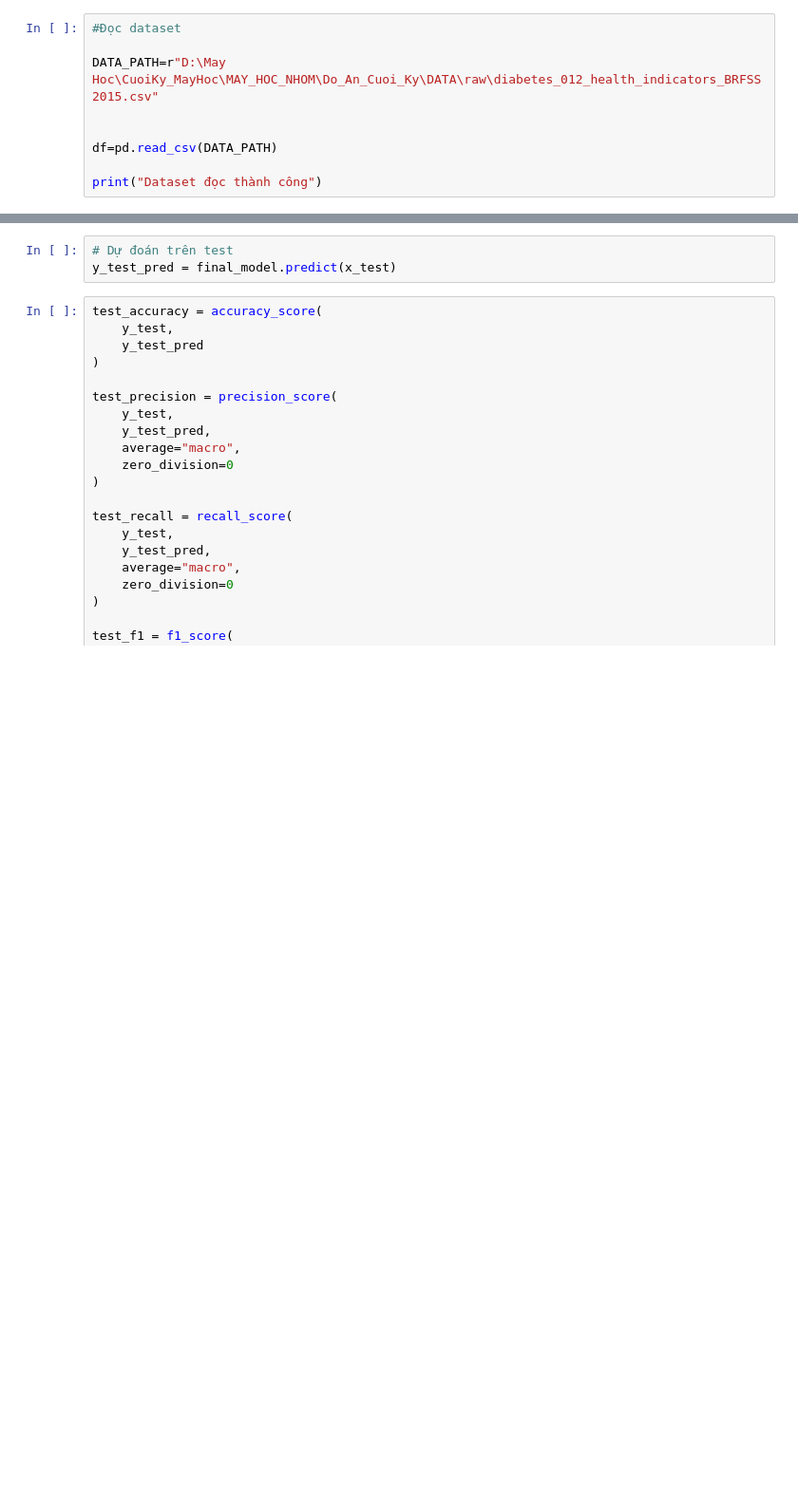
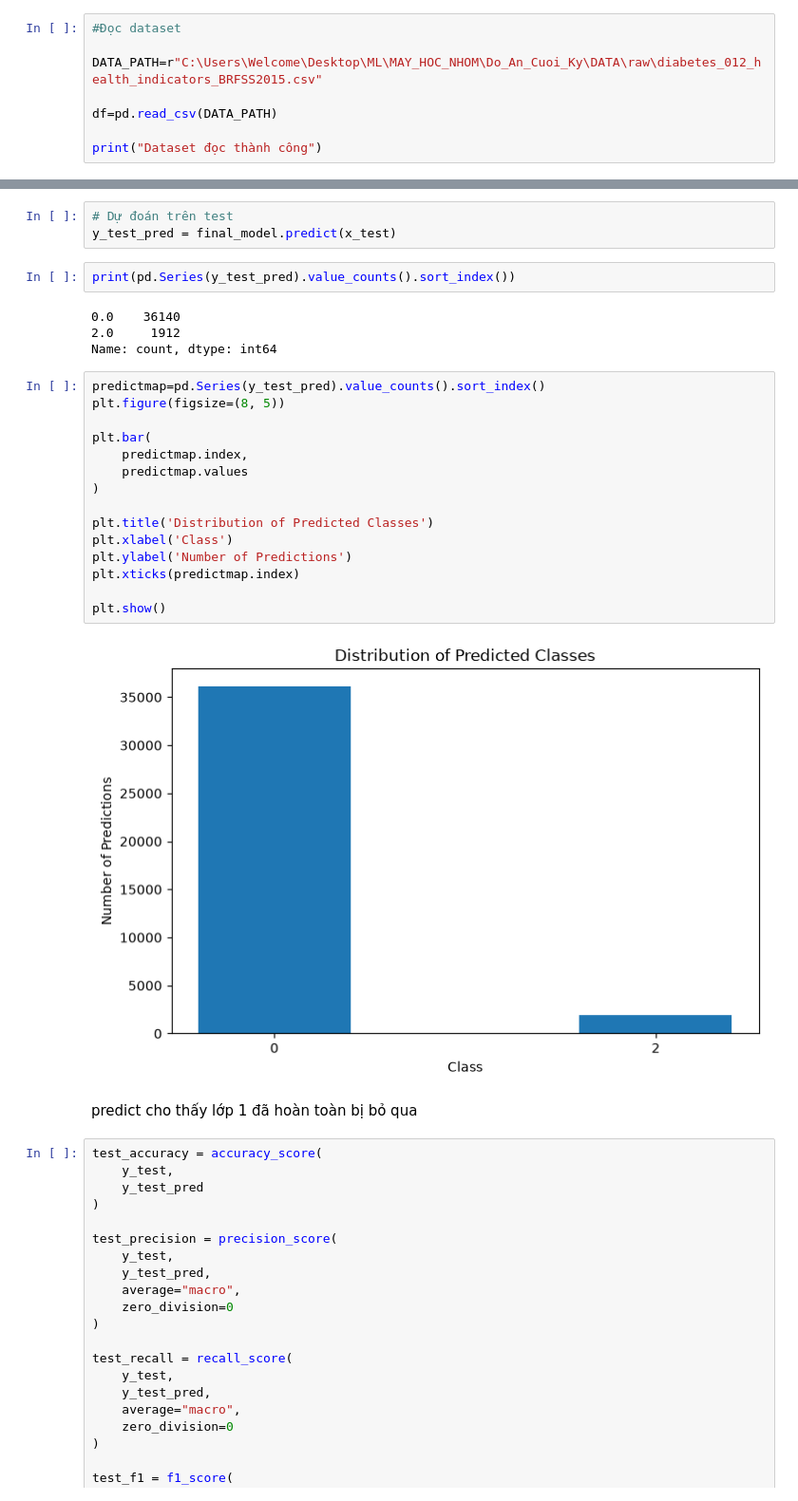
Before and after one commit to codertapta/MAY_HOC_NHOM, a Jupyter notebook: Do_An_Cuoi_Ky/notebooks/Random_forest/random_forest.ipynb, the cells around one changed output, grey strips where cells are left out. Shown at 95% size. Saved outputs shown, nothing was run; the diff lists cells and outputs as text; blank space fills up the shorter version.

```diff
--- a/Do_An_Cuoi_Ky/notebooks/Random_forest/random_forest.ipynb
+++ b/Do_An_Cuoi_Ky/notebooks/Random_forest/random_forest.ipynb
@@ -19,8 +19,7 @@ Thư viện cài đặt thành công
 # %%
 #Đọc dataset
 
-DATA_PATH=r"D:\May Hoc\CuoiKy_MayHoc\MAY_HOC_NHOM\Do_An_Cuoi_Ky\DATA\raw\diabetes_012_health_indicators_BRFSS2015.csv"
-
+DATA_PATH=r"C:\Users\Welcome\Desktop\ML\MAY_HOC_NHOM\Do_An_Cuoi_Ky\DATA\raw\diabetes_012_health_indicators_BRFSS2015.csv"
 
 df=pd.read_csv(DATA_PATH)
 
@@ -804,6 +805,31 @@ RandomForestClassifier(max_depth=15, max_features=None, min_samples_split=10,
 # %%
 # Dự đoán trên test
 y_test_pred = final_model.predict(x_test)
+# %%
+print(pd.Series(y_test_pred).value_counts().sort_index())
+# %% [output]
+0.0    36140
+2.0     1912
+Name: count, dtype: int64
+# %%
+predictmap=pd.Series(y_test_pred).value_counts().sort_index()
+plt.figure(figsize=(8, 5))
+
+plt.bar(
+    predictmap.index,
+    predictmap.values
+)
+
+plt.title('Distribution of Predicted Classes')
+plt.xlabel('Class')
+plt.ylabel('Number of Predictions')
+plt.xticks(predictmap.index)
+
+plt.show()
+# %% [output]
+[figure, added]
+# %% [markdown]
+predict cho thấy lớp 1 đã hoàn toàn bị bỏ qua
 # %%
 test_accuracy = accuracy_score(
     y_test,
```
Also changed, not shown: parts of 2 cells of this notebook.
